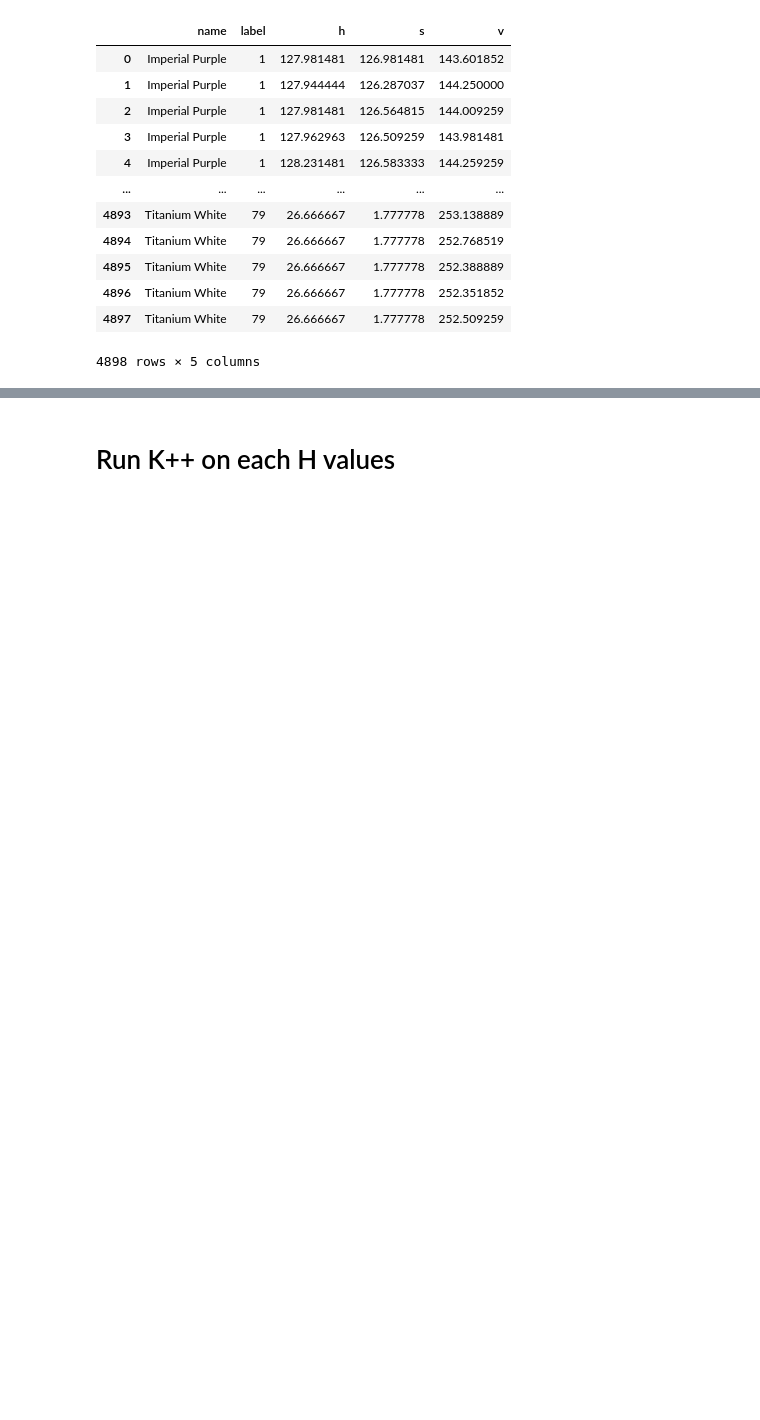
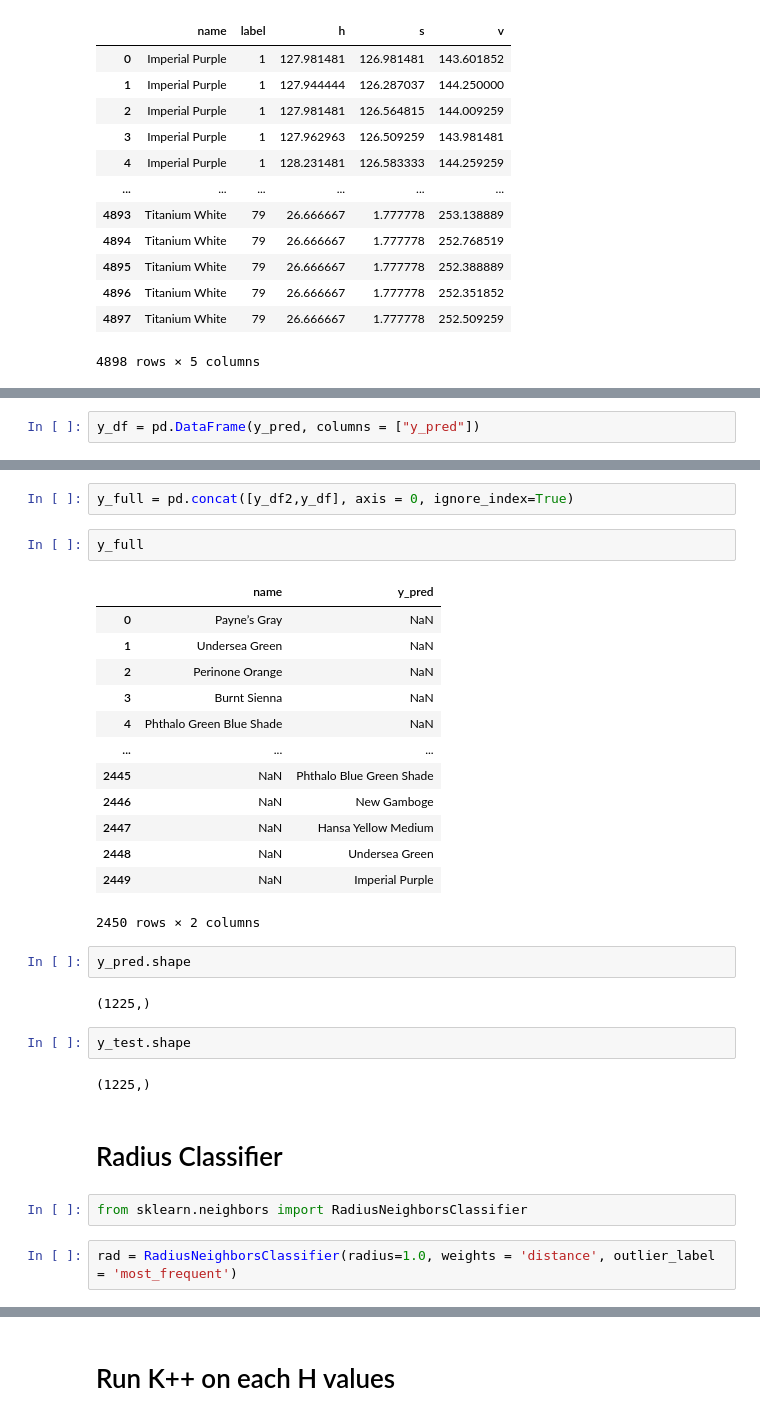
Before and after one commit to skyelong/Insight_Project_old, a Jupyter notebook: testing/Shifted H clustering.ipynb, the cells around one changed output, grey strips where cells are left out. Cells and saved outputs as stored; diff of their text form; blank space fills up the shorter version.

```diff
--- a/testing/Shifted H clustering.ipynb
+++ b/testing/Shifted H clustering.ipynb
@@ -233,0 +300,2 @@ def shift_h_df(data, v_thresh, s_thresh):
+# %%
+y_df = pd.DataFrame(y_pred, columns = ["y_pred"])
@@ -233,0 +412,32 @@ def shift_h_df(data, v_thresh, s_thresh):
+# %%
+y_full = pd.concat([y_df2,y_df], axis = 0, ignore_index=True)
+# %%
+y_full
+# %% [output]
+|  | name | y_pred |
+| 0 | Payne’s Gray | NaN |
+| 1 | Undersea Green | NaN |
+| 2 | Perinone Orange | NaN |
+| 3 | Burnt Sienna | NaN |
+| 4 | Phthalo Green Blue Shade | NaN |
+| ... | ... | ... |
+| 2445 | NaN | Phthalo Blue Green Shade |
+| 2446 | NaN | New Gamboge |
+| 2447 | NaN | Hansa Yellow Medium |
+| 2448 | NaN | Undersea Green |
+| 2449 | NaN | Imperial Purple |
+2450 rows × 2 columns
+# %%
+y_pred.shape
+# %% [output]
+(1225,)
+# %%
+y_test.shape
+# %% [output]
+(1225,)
+# %% [markdown]
+# Radius Classifier
+# %%
+from sklearn.neighbors import RadiusNeighborsClassifier
+# %%
+rad = RadiusNeighborsClassifier(radius=1.0, weights = 'distance', outlier_label = 'most_frequent')
```
Also changed, not shown: parts of 32 cells of this notebook, 1 other file.
